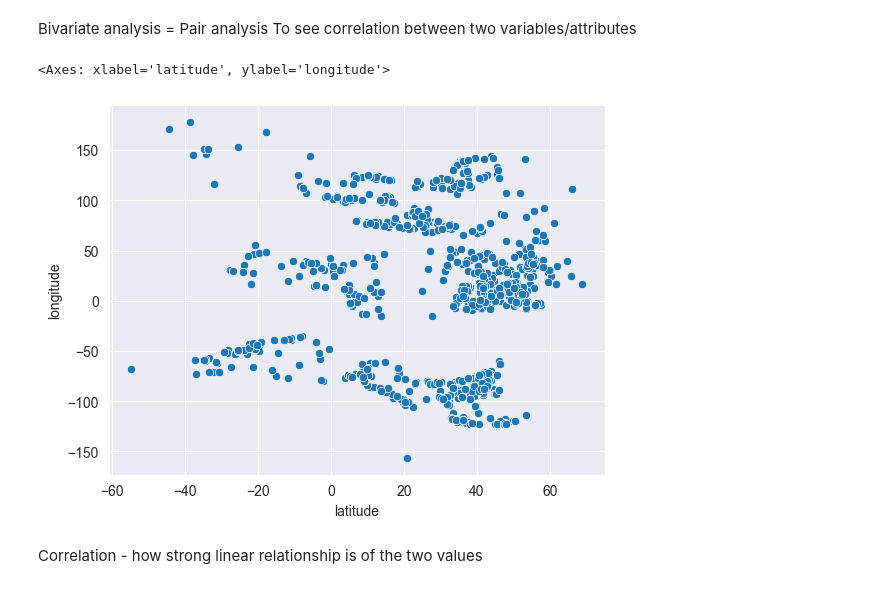
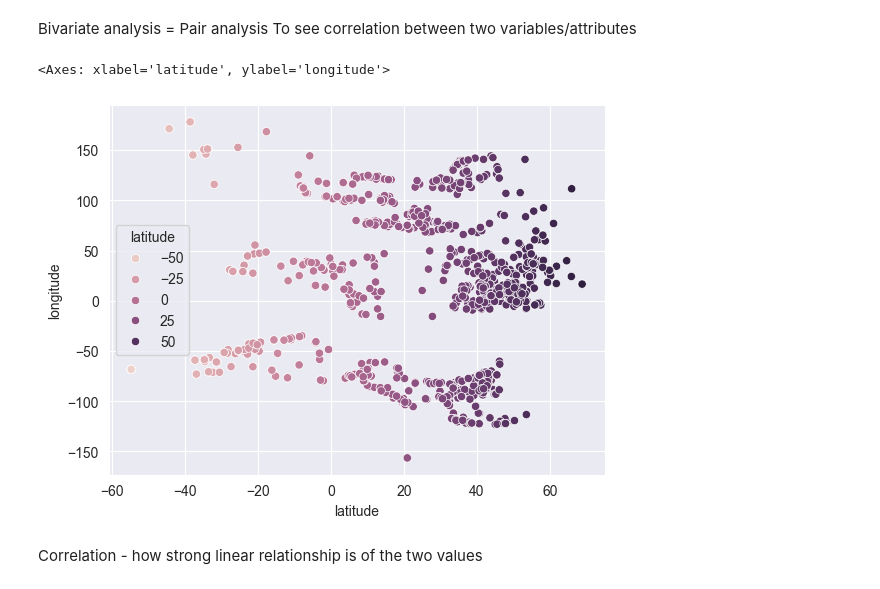
Before and after one commit to mariamatusiskova/IAU_project, a Jupyter notebook: datasets/devices.ipynb, the cells around one changed output. Drawn from its saved outputs; the diff is of its cells as text; code cells hidden in the pictures.

```diff
--- a/datasets/devices.ipynb
+++ b/datasets/devices.ipynb
@@ -234,10 +234,10 @@ devices_data.corr()
 Bivariate analysis = Pair analysis
 To see correlation between two variables/attributes
 # %%
-sns.scatterplot(data=devices, x='latitude', y='longitude')
+sns.scatterplot(data=devices, x='latitude', y='longitude',  hue='latitude')
 # %% [output]
 <Axes: xlabel='latitude', ylabel='longitude'>
-[figure, old version]
+[figure, new version]
 # %% [markdown]
 Correlation - how strong linear relationship is of the two values
 # %%
```
Also changed, not shown: parts of 1 cell of this notebook.
